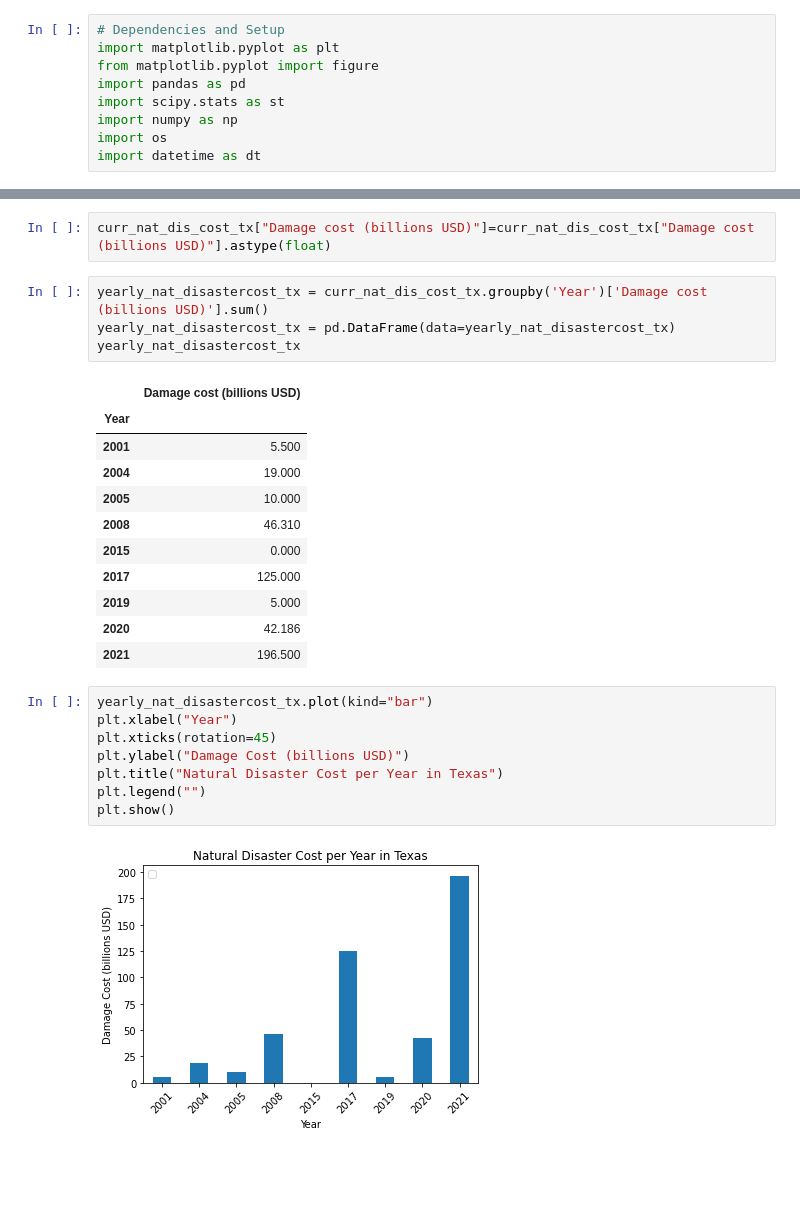
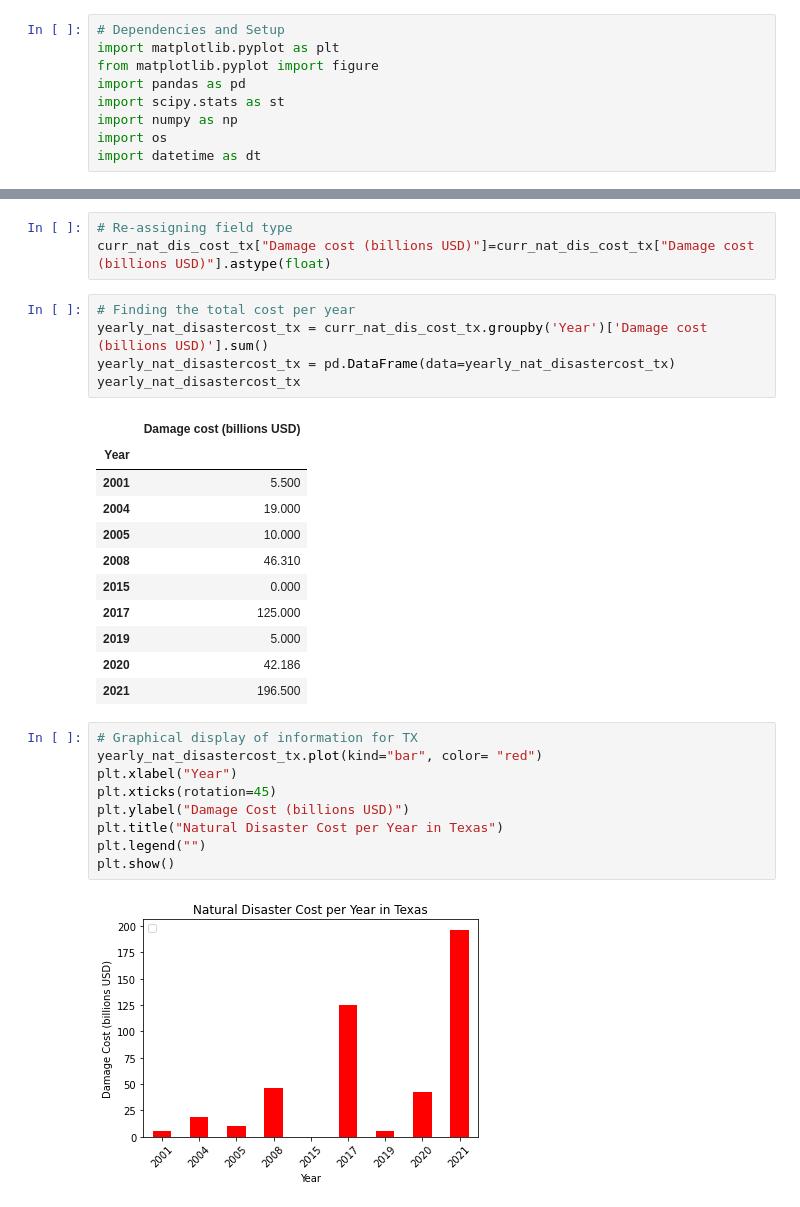
Before and after one commit to verevar/etl-project, a Jupyter notebook: Untitled.ipynb, the cells around one changed output, grey strips where cells are left out. Cells and saved outputs as stored; diff of their text form; blank space fills up the shorter version.

```diff
--- a/Untitled.ipynb
+++ b/Untitled.ipynb
@@ -130,8 +130,10 @@ curr_nat_dis_cost_tx
 | 71 | 2004 | Hurricane | 124 | 19 | Hurricane Ivan | TX | NaN |
 | 77 | 2001 | Hurricane | 41 | 5.5 | Tropical Storm Allison | TX | NaN |
 # %%
+# Re-assigning field type
 curr_nat_dis_cost_tx["Damage cost (billions USD)"]=curr_nat_dis_cost_tx["Damage cost (billions USD)"].astype(float)
 # %%
+# Finding the total cost per year
 yearly_nat_disastercost_tx = curr_nat_dis_cost_tx.groupby('Year')['Damage cost (billions USD)'].sum()
 yearly_nat_disastercost_tx = pd.DataFrame(data=yearly_nat_disastercost_tx)
 yearly_nat_disastercost_tx
@@ -148,13 +150,14 @@ yearly_nat_disastercost_tx
 | 2020 | 42.186 |
 | 2021 | 196.500 |
 # %%
-yearly_nat_disastercost_tx.plot(kind="bar")
+# Graphical display of information for TX
+yearly_nat_disastercost_tx.plot(kind="bar", color= "red")
 plt.xlabel("Year")
 plt.xticks(rotation=45)
 plt.ylabel("Damage Cost (billions USD)")
 plt.title("Natural Disaster Cost per Year in Texas")
 plt.legend("")
 plt.show()
 # %% [output]
-[figure, old version]
+[figure, new version]
 # %%
```
Also changed, not shown: parts of 17 cells of this notebook, 2 other files.
